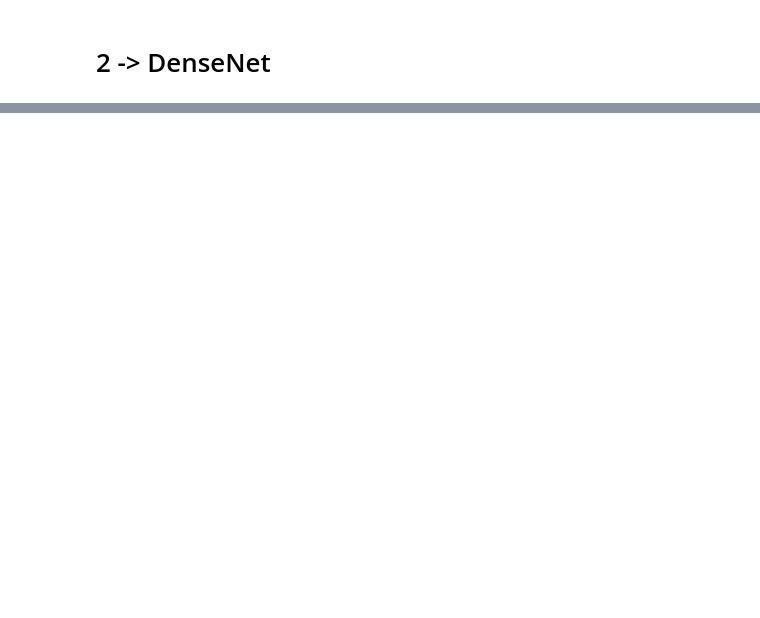
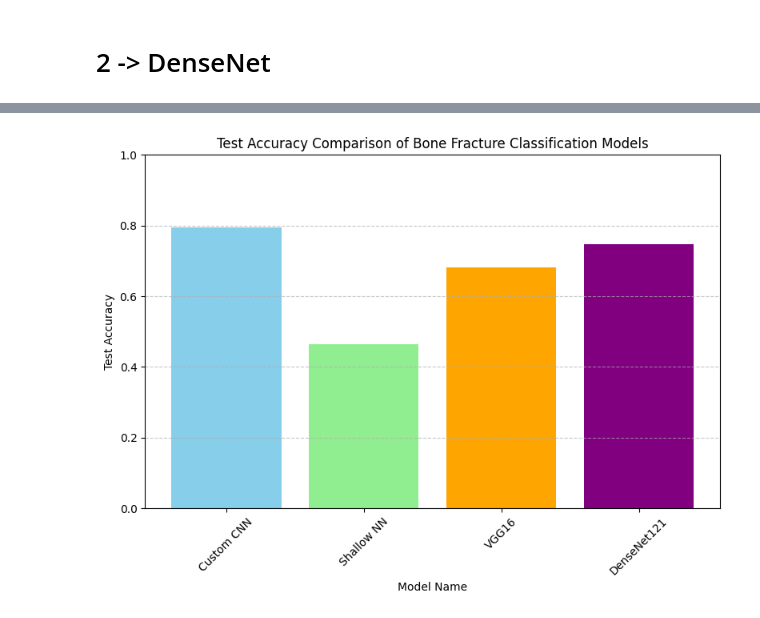
Before and after one commit to silviusCODES/Medical-Image-Classification, a Jupyter notebook: medical-image-classification.ipynb, the cells around one changed output, grey strips where cells are left out. Cells and saved outputs as stored; diff of their text form; code cells hidden in the pictures; blank space fills up the shorter version.

```diff
--- a/medical-image-classification.ipynb
+++ b/medical-image-classification.ipynb
@@ -176,6 +176,7 @@ from tensorflow.keras.layers import Dense, Flatten
 
 # Get the image dimensions
 image_shape = (128, 128, 3)
+batch_size2 = 64
 
 # Build a shallow neural network model
 shallow_model = Sequential([
@@ -188,15 +189,15 @@ shallow_model = Sequential([
 shallow_model.compile(optimizer='sgd', loss='binary_crossentropy', metrics=['accuracy'])
 
 # Create a data generator for the training data
-train_generator = train_datagen.flow_from_directory(
+train_generator2 = train_datagen.flow_from_directory(
     '/kaggle/input/bone-fracture-dataset/BoneFractureDataset/training',
     target_size=image_size,
-    batch_size=batch_size,
+    batch_size=batch_size2,
     class_mode='binary'
 )
 
 # Train the shallow model
-shallow_model.fit(train_generator, epochs=5, validation_data=test_generator)
+shallow_model.fit(train_generator2, epochs=5, validation_data=test_generator)
 
 # Evaluate the shallow model
 shallow_accuracy = shallow_model.evaluate(test_generator)[1]
@@ -330,7 +248,12 @@ from sklearn.metrics import confusion_matrix, classification_report
 # Define constants
 image_size = (128, 128)
 batch_size = 32
-
+train_generator3 = train_datagen.flow_from_directory(
+    '/kaggle/input/bone-fracture-dataset/BoneFractureDataset/training',
+    target_size=image_size,
+    batch_size=32,
+    class_mode='binary'
+)
 # Load pre-trained VGG16 model
 vgg_model = VGG16(weights='imagenet', include_top=False, input_shape=(image_size[0], image_size[1], 3))
 
@@ -351,11 +274,11 @@ custom_model = Sequential([
 custom_model.compile(optimizer='adam', loss='binary_crossentropy', metrics=['accuracy'])
 
 # Train the custom model
-history = custom_model.fit(train_generator, epochs=10, validation_data=test_generator)
+history = custom_model.fit(train_generator3, epochs=10, validation_data=test_generator)
 
 # Evaluate the custom model
-evaluation = custom_model.evaluate(test_generator)
-print("Test Accuracy:", evaluation[1])
+evaluation_VGG16 = custom_model.evaluate(test_generator)
+print("Test Accuracy:", evaluation_VGG16[1])
 
 # Make predictions on test data
 predictions = custom_model.predict(test_generator)
@@ -365,9 +288,9 @@ predicted_labels = (predictions > 0.5).astype(int)
 true_labels = test_generator.classes
 
 # Generate confusion matrix
-conf_matrix = confusion_matrix(true_labels, predicted_labels)
+conf_matrix_VGG16 = confusion_matrix(true_labels, predicted_labels)
 print("Confusion Matrix:")
-print(conf_matrix)
+print(conf_matrix_VGG16)
 
 # Generate classification report
 class_report = classification_report(true_labels, predicted_labels, target_names=['not_fractured', 'fractured'])
@@ -418,7 +347,7 @@ custom_model_densenet = Sequential([
 custom_model_densenet.compile(optimizer='adam', loss='binary_crossentropy', metrics=['accuracy'])
 
 # Train the custom model
-history_densenet = custom_model_densenet.fit(train_generator, epochs=10, validation_data=test_generator)
+history_densenet = custom_model_densenet.fit(train_generator3, epochs=10, validation_data=test_generator)
 
 # Evaluate the custom model
 evaluation_densenet = custom_model_densenet.evaluate(test_generator)
@@ -442,0 +390,20 @@ print(class_report_densenet)
+# %%
+import matplotlib.pyplot as plt
+
+# Model performance data (replace with actual values from your code)
+model_names = ["Custom CNN", "Shallow NN", "VGG16", "DenseNet121"]
+accuracies = [evaluation[1], shallow_accuracy,evaluation_VGG16[1] , evaluation_densenet[1]]  # Assuming evaluation stores test accuracy
+
+# Accuracy bar chart
+plt.figure(figsize=(8, 6))
+plt.bar(model_names, accuracies, color=['skyblue', 'lightgreen', 'orange', 'purple'])
+plt.xlabel("Model Name")
+plt.ylabel("Test Accuracy")
+plt.title("Test Accuracy Comparison of Bone Fracture Classification Models")
+plt.ylim(0.0, 1.0)  # Set y-axis limits for better visualization
+plt.xticks(rotation=45)  # Rotate x-axis labels for readability
+plt.grid(axis='y', linestyle='--', alpha=0.7)
+plt.tight_layout()
+plt.show()
+# %% [output]
+[figure, added]
```
Also changed, not shown: parts of 9 cells of this notebook.
